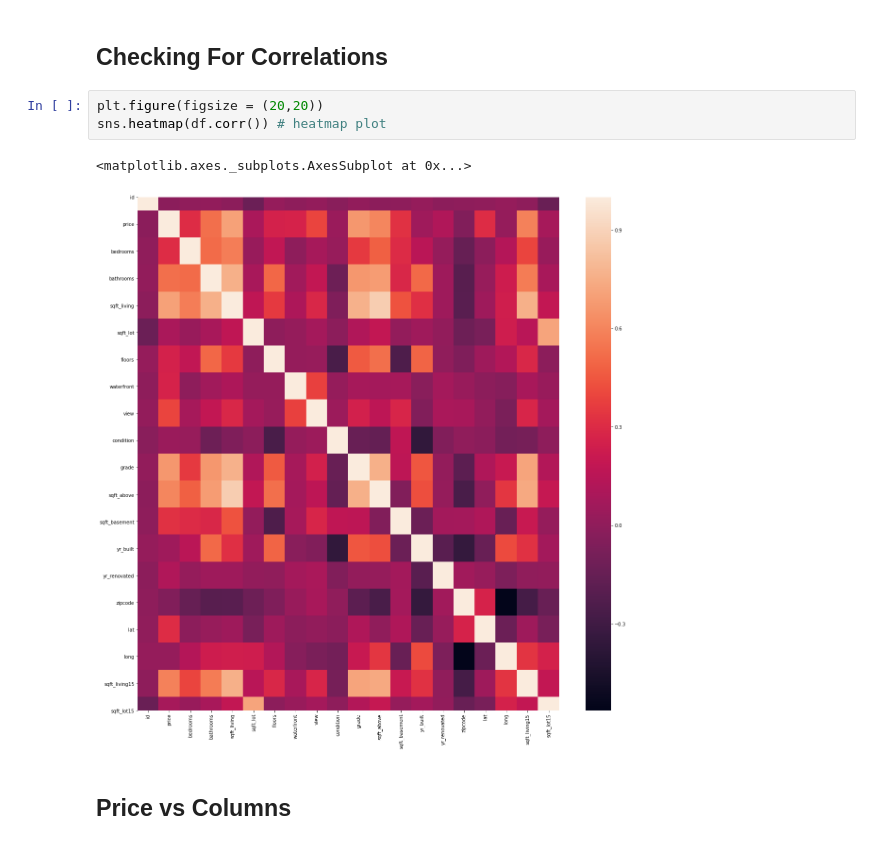
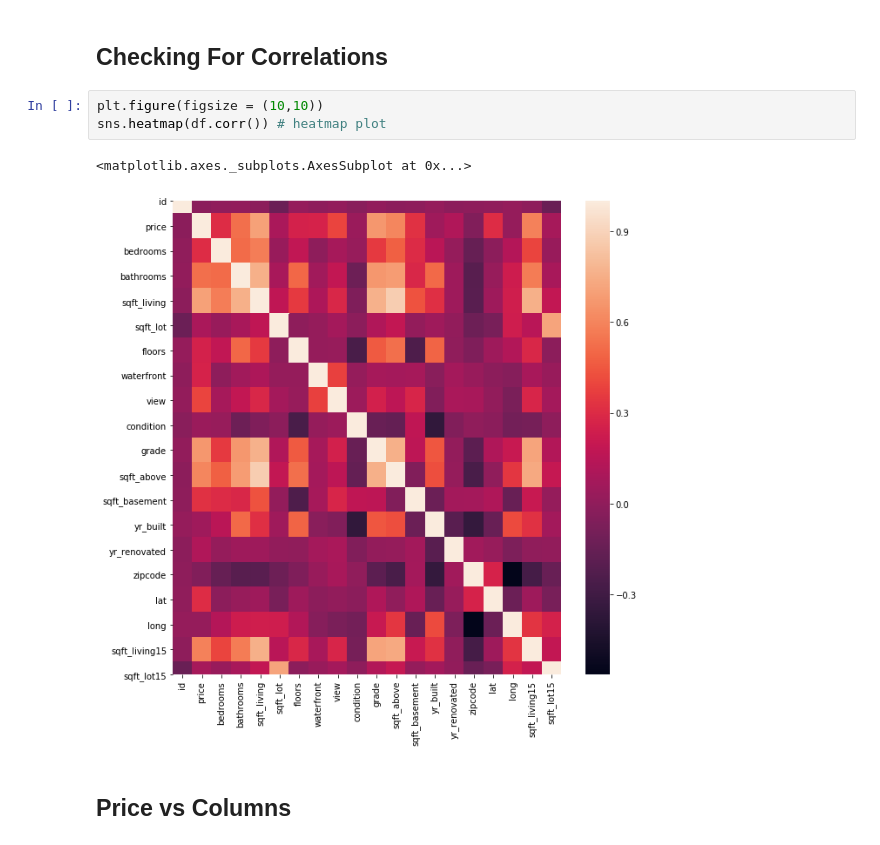
Before and after one commit to ezgigm/Project_2, a Jupyter notebook: Bois Book.ipynb, the cells around one changed output. Saved outputs shown, nothing was run; the diff lists cells and outputs as text.

```diff
--- a/Bois Book.ipynb
+++ b/Bois Book.ipynb
@@ -240,11 +261,11 @@ df.loc[df['id'] == 8820903380] # prices are different so we can keep the repeats
 # %% [markdown]
 ## Checking For Correlations
 # %%
-plt.figure(figsize = (20,20))
+plt.figure(figsize = (10,10))
 sns.heatmap(df.corr()) # heatmap plot
 # %% [output]
 <matplotlib.axes._subplots.AxesSubplot at 0x...>
-[figure, old version]
+[figure, new version]
 # %% [markdown]
 ## Price vs Columns
 # %% [markdown]
```
Also changed, not shown: parts of 69 cells of this notebook.
